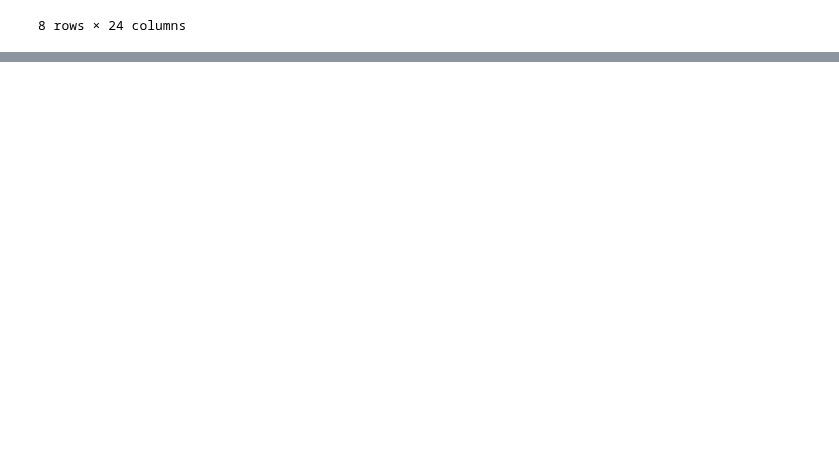
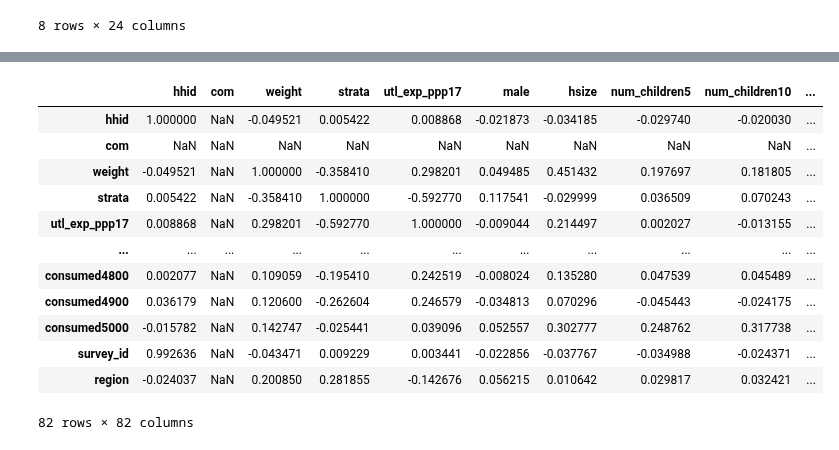
Before and after one commit to lazarosgogos/ML-exercises, a Jupyter notebook: ML_Final_Project.ipynb, the cells around one changed output, grey strips where cells are left out. Saved outputs shown, nothing was run; the diff lists cells and outputs as text; code cells hidden in the pictures; blank space fills up the shorter version.

Commit message:
data cleanup, filled missing values and merged columns

```diff
--- a/ML_Final_Project.ipynb
+++ b/ML_Final_Project.ipynb
@@ -42,5 +55,5 @@ array([0, 1])
 # %%
-def to_categorical(df):
+def to_categorical(df, mapper):
   """ This function assumes the dataframe provided is either the train
   or the test dataframe. It aims to transform the values per column to
   categorical ones, so that the training can take place correctly.
@@ -54,5 +67,22 @@ def to_categorical(df):
     new_df: a transformed dataframe """
 
   new_df = df
+  for col in df.columns:
+    # if df[col].dtype == 'object':
+      print(df[col].dtype)
+  return new_df
+new_df = train_df.copy()
+mapper = feature_value_desc_df.copy()
 
-  return new_df
+col_maps = {
+    col: grp.set_index("Value label")['Value'].to_dict()
+    for col, grp in mapper.groupby("Variable name")
+}
+print(f'length of df {len(new_df)}')
+print(f'total nan values: {new_df.isnull().sum().sum()}')
+new_df = new_df.dropna()
+for col, mapping in col_maps.items():
+  if col in new_df.columns:
+    new_df[col] = new_df[col].map(mapping).astype('int64')
+for col in new_df.columns:
+  print(new_df[col].dtype)
@@ -58,0 +165,16 @@ def to_categorical(df):
+# %%
+new_df.corr()
+# %% [output]
+|  | hhid | com | weight | strata | utl_exp_ppp17 | male | hsize | num_children5 | num_children10 | ... |
+| hhid | 1.000000 | NaN | -0.049521 | 0.005422 | 0.008868 | -0.021873 | -0.034185 | -0.029740 | -0.020030 | ... |
+| com | NaN | NaN | NaN | NaN | NaN | NaN | NaN | NaN | NaN | ... |
+| weight | -0.049521 | NaN | 1.000000 | -0.358410 | 0.298201 | 0.049485 | 0.451432 | 0.197697 | 0.181805 | ... |
+| strata | 0.005422 | NaN | -0.358410 | 1.000000 | -0.592770 | 0.117541 | -0.029999 | 0.036509 | 0.070243 | ... |
+| utl_exp_ppp17 | 0.008868 | NaN | 0.298201 | -0.592770 | 1.000000 | -0.009044 | 0.214497 | 0.002027 | -0.013155 | ... |
+| ... | ... | ... | ... | ... | ... | ... | ... | ... | ... | ... |
+| consumed4800 | 0.002077 | NaN | 0.109059 | -0.195410 | 0.242519 | -0.008024 | 0.135280 | 0.047539 | 0.045489 | ... |
+| consumed4900 | 0.036179 | NaN | 0.120600 | -0.262604 | 0.246579 | -0.034813 | 0.070296 | -0.045443 | -0.024175 | ... |
+| consumed5000 | -0.015782 | NaN | 0.142747 | -0.025441 | 0.039096 | 0.052557 | 0.302777 | 0.248762 | 0.317738 | ... |
+| survey_id | 0.992636 | NaN | -0.043471 | 0.009229 | 0.003441 | -0.022856 | -0.037767 | -0.034988 | -0.024371 | ... |
+| region | -0.024037 | NaN | 0.200850 | 0.281855 | -0.142676 | 0.056215 | 0.010642 | 0.029817 | 0.032421 | ... |
+82 rows × 82 columns
```
Also changed, not shown: parts of 4 cells of this notebook.
